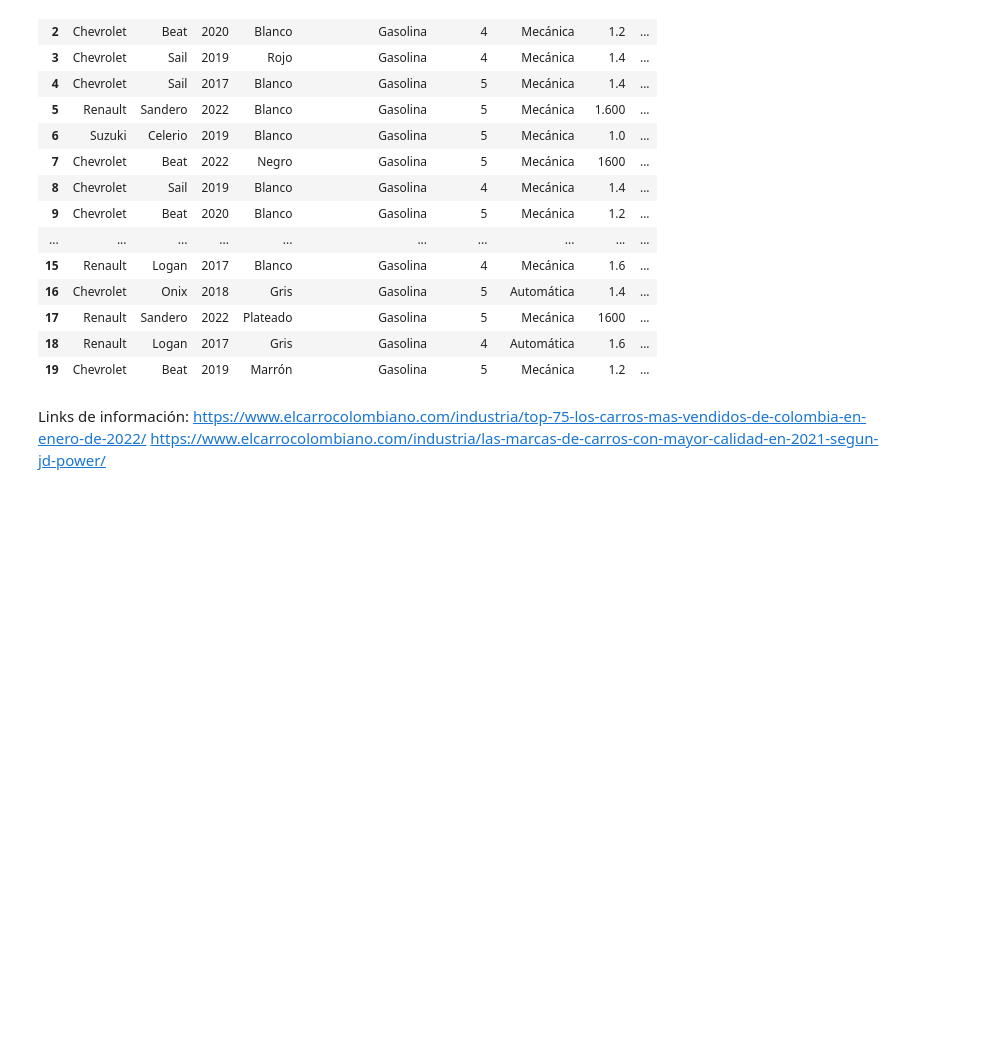
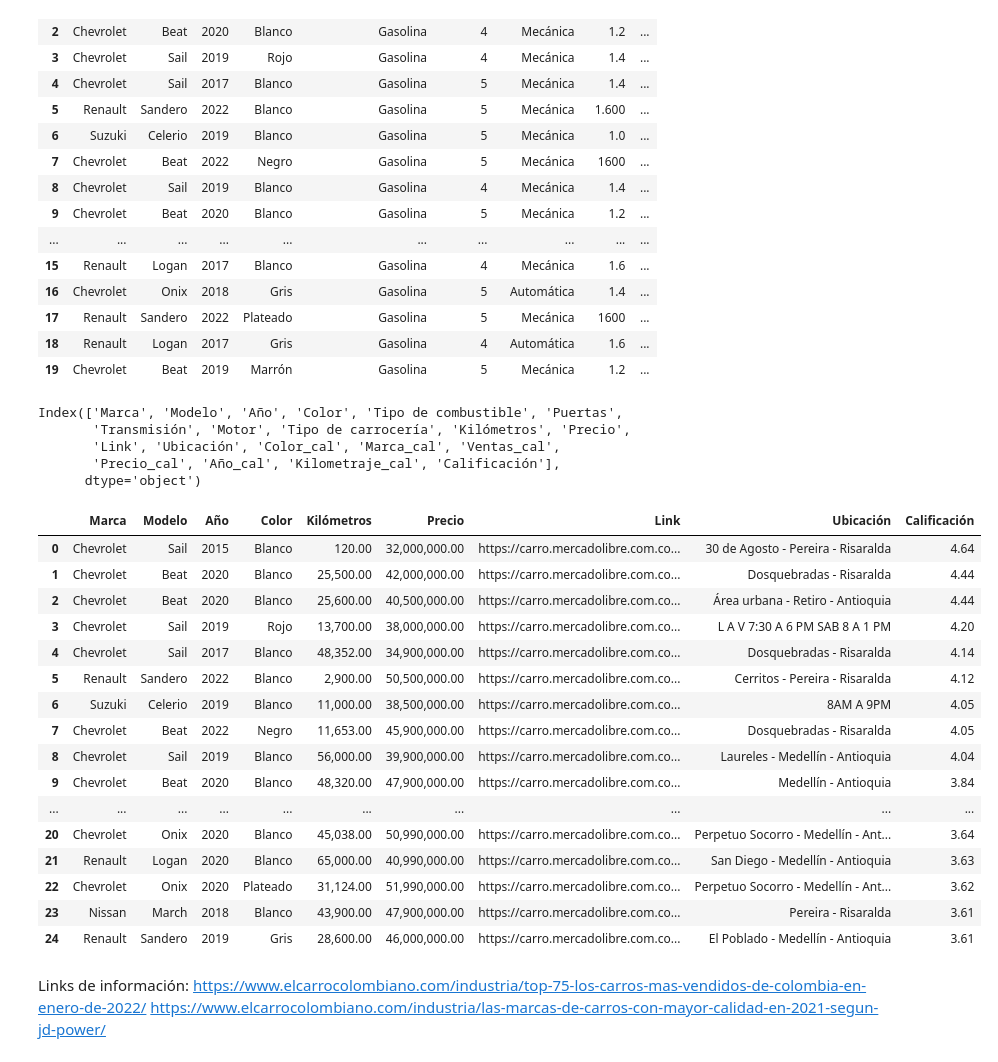
Before and after one commit to diegogonzalezc/meli_cars_scraper, a Jupyter notebook: data_analize.ipynb, the cells around one changed output. Drawn from its saved outputs; the diff is of its cells as text; code cells hidden in the pictures; blank space fills up the shorter version.

Commit message:
Se hizo un dataframe resumen para visualizar mejor los datos

```diff
--- a/data_analize.ipynb
+++ b/data_analize.ipynb
@@ -347,6 +347,36 @@ df_final_an.head(20)
 | 17 | Renault | Sandero | 2022 | Plateado | Gasolina | 5 | Mecánica | 1600 | ... |
 | 18 | Renault | Logan | 2017 | Gris | Gasolina | 4 | Automática | 1.6 | ... |
 | 19 | Chevrolet | Beat | 2019 | Marrón | Gasolina | 5 | Mecánica | 1.2 | ... |
+# %%
+df_final_an.columns
+# %% [output]
+Index(['Marca', 'Modelo', 'Año', 'Color', 'Tipo de combustible', 'Puertas',
+       'Transmisión', 'Motor', 'Tipo de carrocería', 'Kilómetros', 'Precio',
+       'Link', 'Ubicación', 'Color_cal', 'Marca_cal', 'Ventas_cal',
+       'Precio_cal', 'Año_cal', 'Kilometraje_cal', 'Calificación'],
+      dtype='object')
+# %%
+df_final_an_show=df_final_an.loc[:,['Marca', 'Modelo', 'Año', 'Color', 'Kilómetros', 'Precio',
+       'Link', 'Ubicación','Calificación']]
+df_final_an_show.head(25)
+# %% [output]
+|  | Marca | Modelo | Año | Color | Kilómetros | Precio | Link | Ubicación | Calificación |
+| 0 | Chevrolet | Sail | 2015 | Blanco | 120.00 | 32,000,000.00 | https://carro.mercadolibre.com.co... | 30 de Agosto - Pereira - Risaralda | 4.64 |
+| 1 | Chevrolet | Beat | 2020 | Blanco | 25,500.00 | 42,000,000.00 | https://carro.mercadolibre.com.co... | Dosquebradas - Risaralda | 4.44 |
+| 2 | Chevrolet | Beat | 2020 | Blanco | 25,600.00 | 40,500,000.00 | https://carro.mercadolibre.com.co... | Área urbana - Retiro - Antioquia | 4.44 |
+| 3 | Chevrolet | Sail | 2019 | Rojo | 13,700.00 | 38,000,000.00 | https://carro.mercadolibre.com.co... | L A V 7:30 A 6 PM SAB 8 A 1 PM | 4.20 |
+| 4 | Chevrolet | Sail | 2017 | Blanco | 48,352.00 | 34,900,000.00 | https://carro.mercadolibre.com.co... | Dosquebradas - Risaralda | 4.14 |
+| 5 | Renault | Sandero | 2022 | Blanco | 2,900.00 | 50,500,000.00 | https://carro.mercadolibre.com.co... | Cerritos - Pereira - Risaralda | 4.12 |
+| 6 | Suzuki | Celerio | 2019 | Blanco | 11,000.00 | 38,500,000.00 | https://carro.mercadolibre.com.co... | 8AM A 9PM | 4.05 |
+| 7 | Chevrolet | Beat | 2022 | Negro | 11,653.00 | 45,900,000.00 | https://carro.mercadolibre.com.co... | Dosquebradas - Risaralda | 4.05 |
+| 8 | Chevrolet | Sail | 2019 | Blanco | 56,000.00 | 39,900,000.00 | https://carro.mercadolibre.com.co... | Laureles - Medellín - Antioquia | 4.04 |
+| 9 | Chevrolet | Beat | 2020 | Blanco | 48,320.00 | 47,900,000.00 | https://carro.mercadolibre.com.co... | Medellín - Antioquia | 3.84 |
+| ... | ... | ... | ... | ... | ... | ... | ... | ... | ... |
+| 20 | Chevrolet | Onix | 2020 | Blanco | 45,038.00 | 50,990,000.00 | https://carro.mercadolibre.com.co... | Perpetuo Socorro - Medellín - Ant... | 3.64 |
+| 21 | Renault | Logan | 2020 | Blanco | 65,000.00 | 40,990,000.00 | https://carro.mercadolibre.com.co... | San Diego - Medellín - Antioquia | 3.63 |
+| 22 | Chevrolet | Onix | 2020 | Plateado | 31,124.00 | 51,990,000.00 | https://carro.mercadolibre.com.co... | Perpetuo Socorro - Medellín - Ant... | 3.62 |
+| 23 | Nissan | March | 2018 | Blanco | 43,900.00 | 47,900,000.00 | https://carro.mercadolibre.com.co... | Pereira - Risaralda | 3.61 |
+| 24 | Renault | Sandero | 2019 | Gris | 28,600.00 | 46,000,000.00 | https://carro.mercadolibre.com.co... | El Poblado - Medellín - Antioquia | 3.61 |
 # %%
 df_final_an.to_excel('carros_dgc.xlsx')
 # %% [markdown]
```
